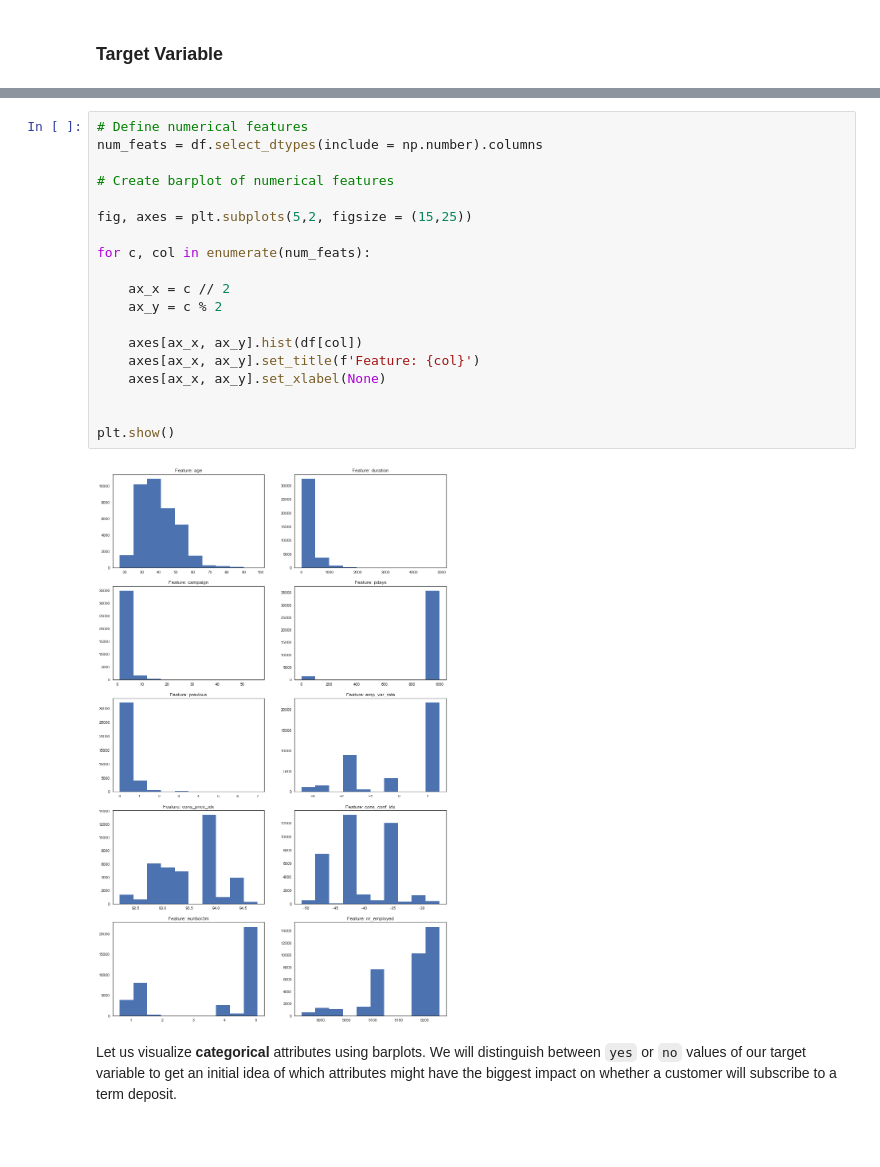
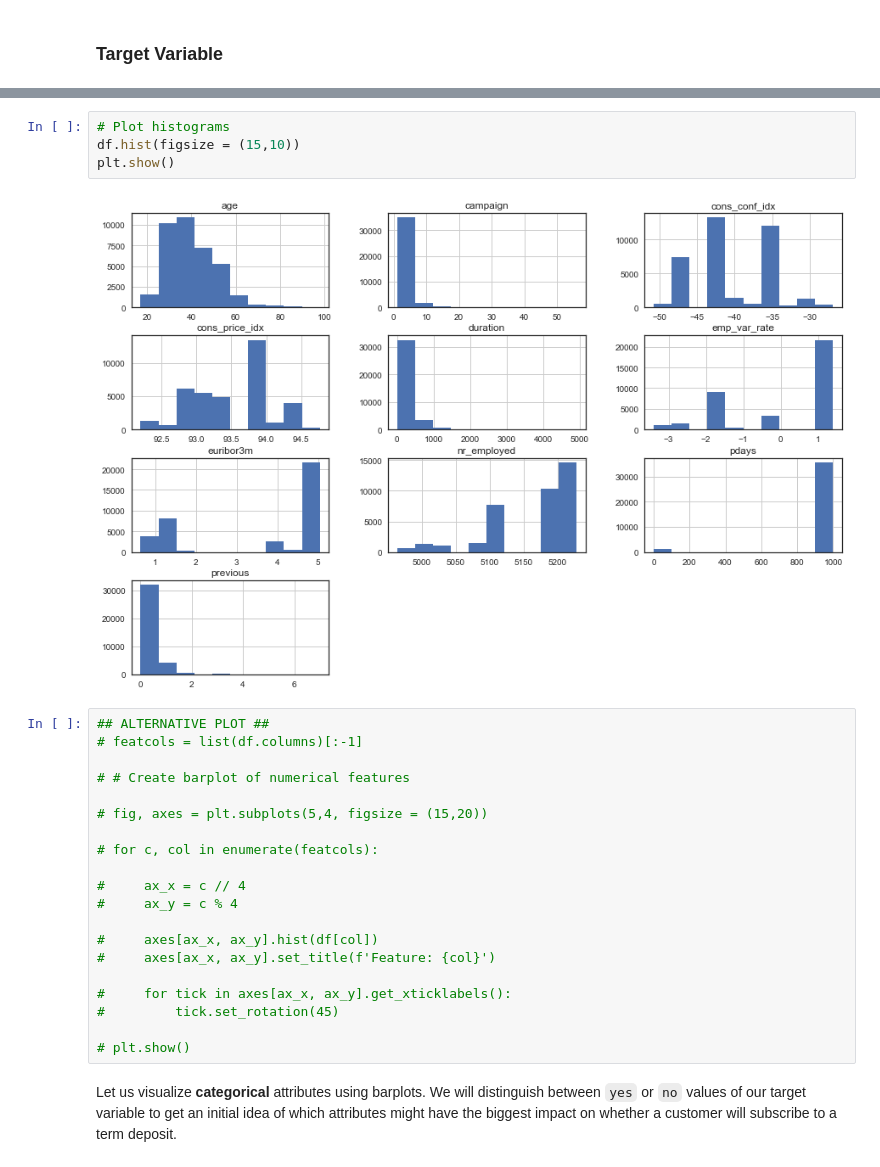
Before and after one commit to nadinezab/bank-marketing, a Jupyter notebook: bank-marketing.ipynb, the cells around one changed output, grey strips where cells are left out. Saved outputs shown, nothing was run; the diff lists cells and outputs as text; blank space fills up the shorter version.

```diff
--- a/bank-marketing.ipynb
+++ b/bank-marketing.ipynb
@@ -303,24 +321,29 @@ Let us begin by visualising numerical attributes via histograms.
+# %%
+# Plot histograms
+df.hist(figsize = (15,10))
+plt.show()
+# %% [output]
+[figure, added]
 # %%
-# Define numerical features
-num_feats = df.select_dtypes(include = np.number).columns
+## ALTERNATIVE PLOT ##
+# featcols = list(df.columns)[:-1]
 
-# Create barplot of numerical features
+# # Create barplot of numerical features
 
-fig, axes = plt.subplots(5,2, figsize = (15,25))
+# fig, axes = plt.subplots(5,4, figsize = (15,20))
 
-for c, col in enumerate(num_feats):
+# for c, col in enumerate(featcols):
 
-    ax_x = c // 2
-    ax_y = c % 2
+#     ax_x = c // 4
+#     ax_y = c % 4
 
-    axes[ax_x, ax_y].hist(df[col])
-    axes[ax_x, ax_y].set_title(f'Feature: {col}')
-    axes[ax_x, ax_y].set_xlabel(None)
+#     axes[ax_x, ax_y].hist(df[col])
+#     axes[ax_x, ax_y].set_title(f'Feature: {col}')
 
+#     for tick in axes[ax_x, ax_y].get_xticklabels():
+#         tick.set_rotation(45)
 
-plt.show()
+# plt.show()
-# %% [output]
-[figure, removed]
 # %% [markdown]
 Let us visualize **categorical** attributes using barplots. We will distinguish between `yes` or `no` values of our target variable to get an initial idea of which attributes might have the biggest impact on whether a customer will subscribe to a term deposit.
 # %%
```
Also changed, not shown: parts of 17 cells of this notebook.
